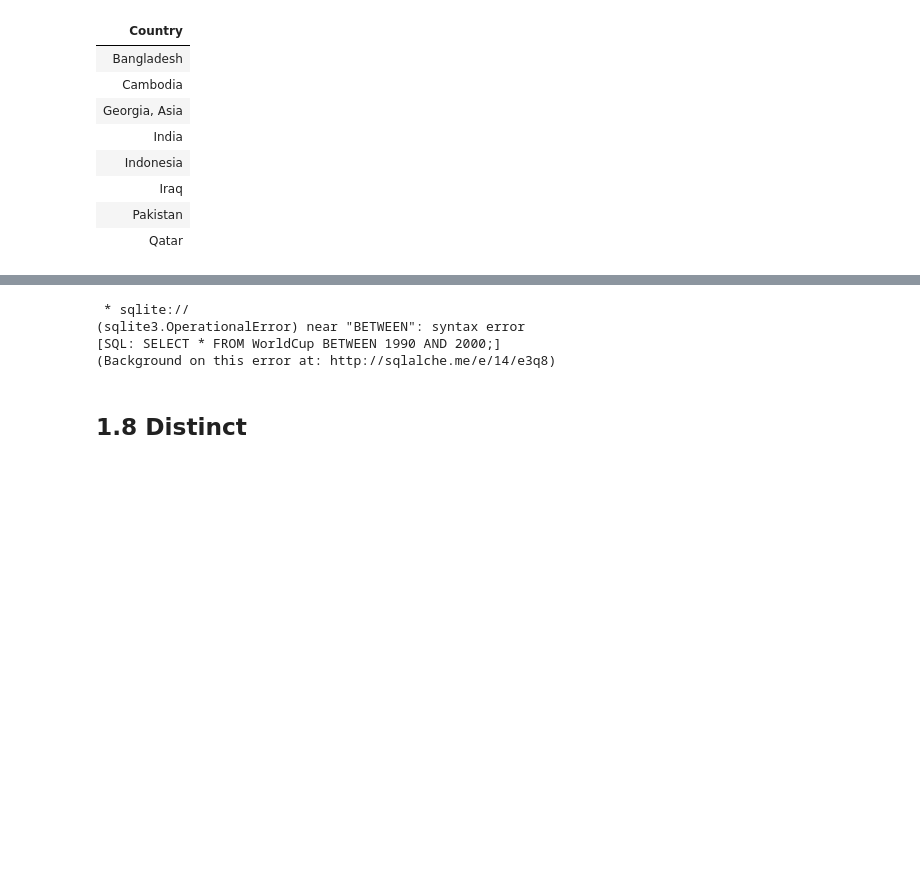
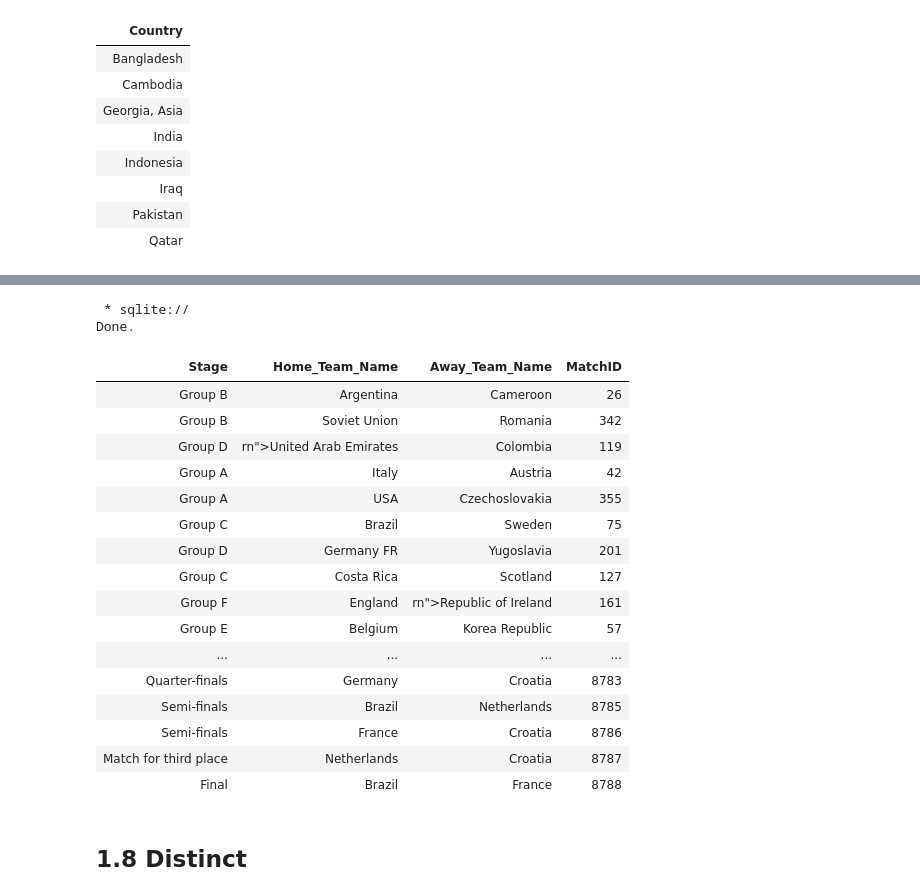
Before and after one commit to LucyKinyua/Week1_MS, a Jupyter notebook: Copy_of_SQL_Programming_Selecting_&_Retrieving_Data_with_SQL.ipynb, the cells around one changed output, grey strips where cells are left out. Drawn from its saved outputs; the diff is of its cells as text; code cells hidden in the pictures; blank space fills up the shorter version.

```diff
--- a/Copy_of_SQL_Programming_Selecting_&_Retrieving_Data_with_SQL.ipynb
+++ b/Copy_of_SQL_Programming_Selecting_&_Retrieving_Data_with_SQL.ipynb
@@ -680,14 +694,30 @@ Done.
 # %%
 # Challenge 3
 # Which matches were played between the year 1990 and 2000?
 #
 %%sql
-SELECT * FROM WorldCup BETWEEN 1990 AND 2000;
+SELECT Stage, Home_Team_Name, Away_Team_Name, MatchID FROM WorldCup
+WHERE Year BETWEEN 1990 AND 2000;
 # %% [output]
  * sqlite://
-(sqlite3.OperationalError) near "BETWEEN": syntax error
-[SQL: SELECT * FROM WorldCup BETWEEN 1990 AND 2000;]
-(Background on this error at: http://sqlalche.me/e/14/e3q8)
+Done.
+| Stage | Home_Team_Name | Away_Team_Name | MatchID |
+| Group B | Argentina | Cameroon | 26 |
+| Group B | Soviet Union | Romania | 342 |
+| Group D | rn">United Arab Emirates | Colombia | 119 |
+| Group A | Italy | Austria | 42 |
+| Group A | USA | Czechoslovakia | 355 |
+| Group C | Brazil | Sweden | 75 |
+| Group D | Germany FR | Yugoslavia | 201 |
+| Group C | Costa Rica | Scotland | 127 |
+| Group F | England | rn">Republic of Ireland | 161 |
+| Group E | Belgium | Korea Republic | 57 |
+| ... | ... | ... | ... |
+| Quarter-finals | Germany | Croatia | 8783 |
+| Semi-finals | Brazil | Netherlands | 8785 |
+| Semi-finals | France | Croatia | 8786 |
+| Match for third place | Netherlands | Croatia | 8787 |
+| Final | Brazil | France | 8788 |
 # %% [markdown]
 ## 1.8 Distinct
 # %%
```
Also changed, not shown: parts of 22 cells of this notebook.
